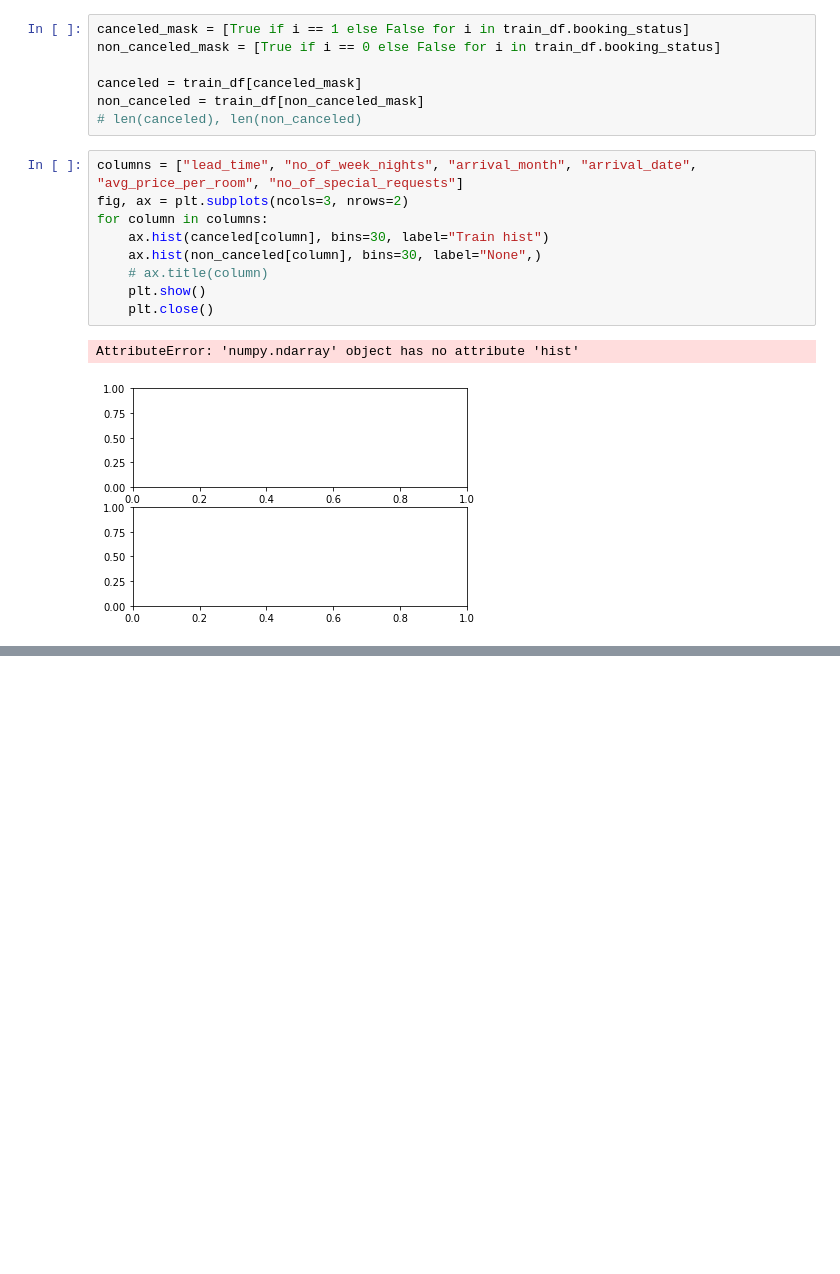
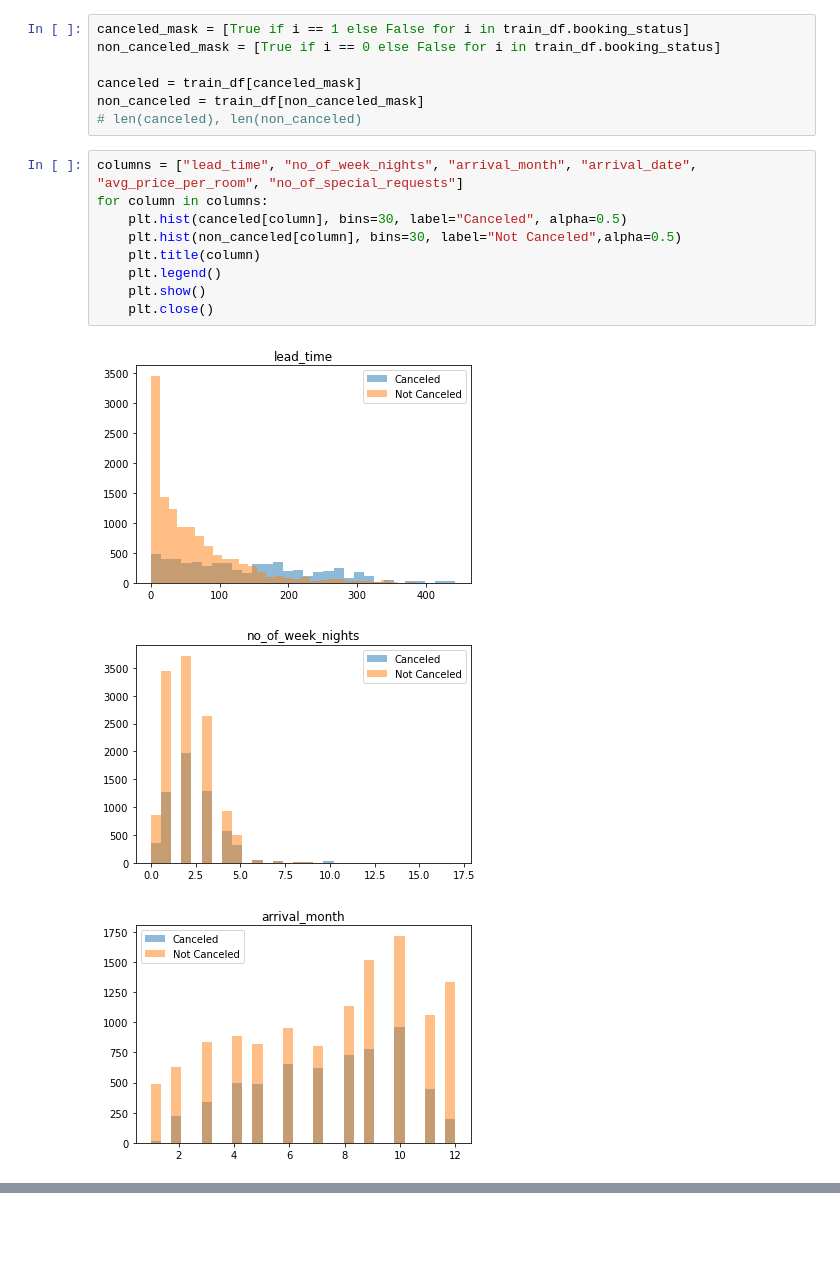
Before and after one commit to Blaise143/CPSC-330-ASSIGNMENTS, a Jupyter notebook: hw6/hw6-starter.ipynb, the cells around one changed output, grey strips where cells are left out. Drawn from its saved outputs; the diff is of its cells as text; blank space fills up the shorter version.

```diff
--- a/hw6/hw6-starter.ipynb
+++ b/hw6/hw6-starter.ipynb
@@ -181,13 +181,14 @@ non_canceled = train_df[non_canceled_mask]
 # len(canceled), len(non_canceled)
 # %%
 columns = ["lead_time", "no_of_week_nights", "arrival_month", "arrival_date", "avg_price_per_room", "no_of_special_requests"]
-fig, ax = plt.subplots(ncols=3, nrows=2)
 for column in columns:
-    ax.hist(canceled[column], bins=30, label="Train hist")
-    ax.hist(non_canceled[column], bins=30, label="None",)
-    # ax.title(column)
+    plt.hist(canceled[column], bins=30, label="Canceled", alpha=0.5)
+    plt.hist(non_canceled[column], bins=30, label="Not Canceled",alpha=0.5)
+    plt.title(column)
+    plt.legend()
     plt.show()
     plt.close()
 # %% [output]
-AttributeError: 'numpy.ndarray' object has no attribute 'hist'
-[figure, old version]
+[figure, new version]
+[figure, added]
+[figure, added]
```
Also changed, not shown: parts of 1 cell of this notebook.
